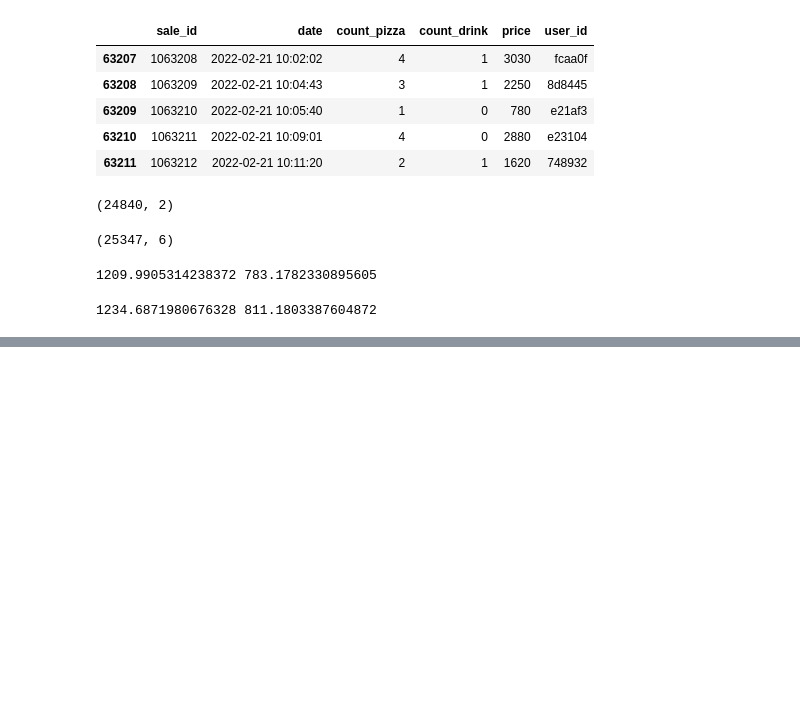
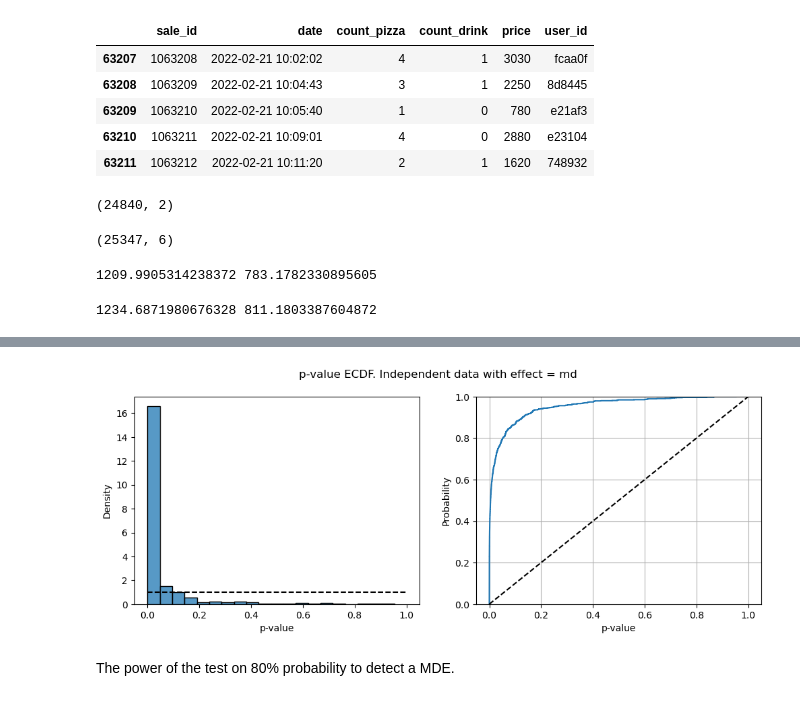
Before and after one commit to YanaOrf/AB_tests, a Jupyter notebook: Pizzeria_website_AB.ipynb, the cells around one changed output, grey strips where cells are left out. Cells and saved outputs as stored; diff of their text form; code cells hidden in the pictures; blank space fills up the shorter version.

```diff
--- a/Pizzeria_website_AB.ipynb
+++ b/Pizzeria_website_AB.ipynb
@@ -309,0 +435,18 @@ sample_size = 34570
+# %%
+#Test power
+p_values=[]
+grouped_sales=sales_hist.groupby('user_id')['price'].mean().reset_index()
+users=sales_hist['user_id'].unique()
+for _ in range(1000):
+    np.random.shuffle(users)
+    group_a,group_b=users[:len(users) // 2],users[len(users) // 2:]
+    sales_a=grouped_sales[grouped_sales['user_id'].isin(group_a)]['price']
+    sales_b=grouped_sales[grouped_sales['user_id'].isin(group_b)]['price']
+    sales_b +=np.random.normal(mde,std // 10,sales_b.shape)   # adding a synthetic effect to historical data + a bit of variance
+    _, p_value=ttest_ind(sales_a,sales_b)
+    p_values.append(p_value)
+plot_pvalue_ecdf(p_values, 'p-value ECDF. Independent data with effect = md')
+# %% [output]
+[figure, added]
+# %% [markdown]
+The power of the test on 80% probability to detect a MDE.
```
Also changed, not shown: parts of 19 cells of this notebook.
